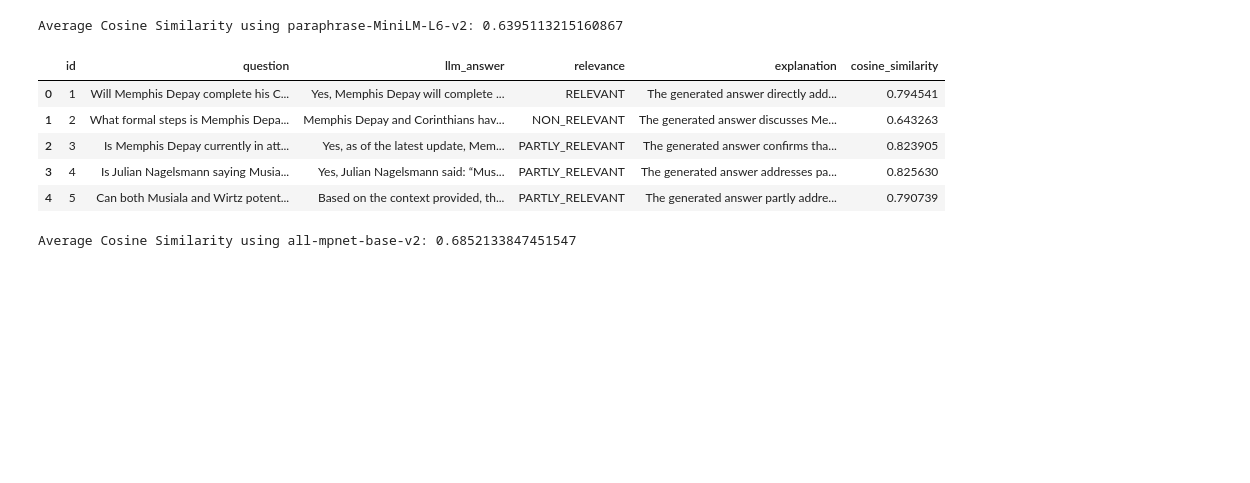
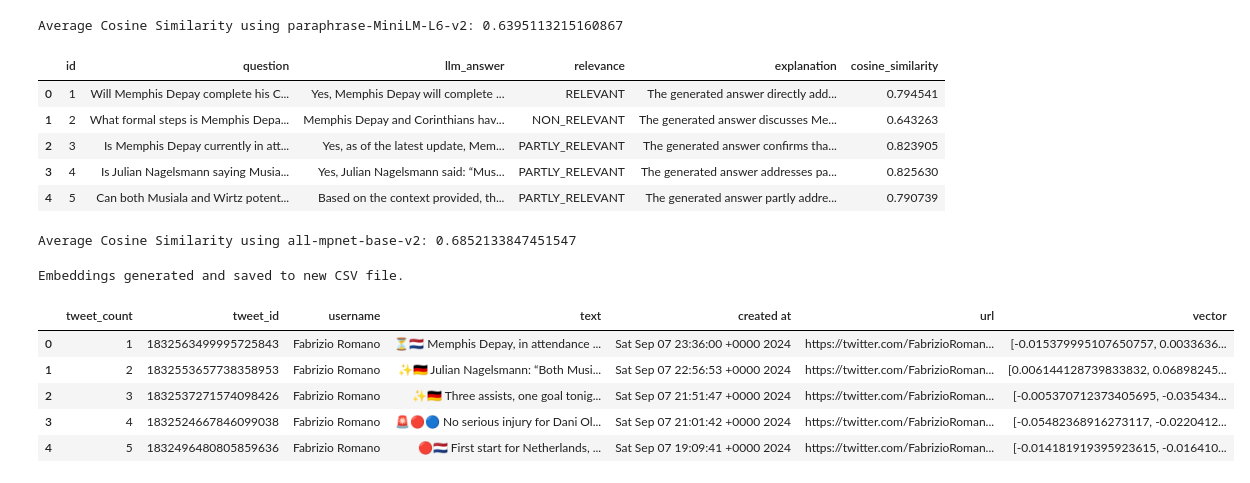
Before and after one commit to Ebukachuqz/fabrizo-ai-rag-app, a Jupyter notebook: notebooks/main.ipynb, the cells around one changed output. Saved outputs shown, nothing was run; the diff lists cells and outputs as text; code cells hidden in the pictures; blank space fills up the shorter version.

```diff
--- a/notebooks/main.ipynb
+++ b/notebooks/main.ipynb
@@ -609,3 +605,31 @@ average_similarity_model2 = calculate_average_cosine_similarity(model2_cosine)
 print(f"Average Cosine Similarity using all-mpnet-base-v2: {average_similarity_model2}")
 # %% [output]
 Average Cosine Similarity using all-mpnet-base-v2: 0.6852133847451547
+# %%
+import pandas as pd
+from langchain_huggingface import HuggingFaceEmbeddings
+
+# Load the CSV
+tweets_df = pd.read_csv("../data/fabrizioromano_tweets.csv")
+
+# Initialize the embedding model
+embedding_model = HuggingFaceEmbeddings(model_name="sentence-transformers/all-mpnet-base-v2")
+
+# Apply the embedding model to each row in the 'text' column
+# tweets_df['vector'] = tweets_df['text'].apply(lambda x: embedding_model.embed_query(x))
+
+# # Save the updated dataframe with embeddings to a new CSV file
+# tweets_df.to_csv("../data/fabrizioromano_tweets_with_vectors.csv", index=False)
+
+print("Embeddings generated and saved to new CSV file.")
+# %% [output]
+Embeddings generated and saved to new CSV file.
+# %%
+tweets_df.head()
+# %% [output]
+|  | tweet_count | tweet_id | username | text | created at | url | vector |
+| 0 | 1 | 1832563499995725843 | Fabrizio Romano | ⏳🇳🇱 Memphis Depay, in attendance ... | Sat Sep 07 23:36:00 +0000 2024 | https://twitter.com/FabrizioRoman... | [-0.015379995107650757, 0.0033636... |
+| 1 | 2 | 1832553657738358953 | Fabrizio Romano | ✨🇩🇪 Julian Nagelsmann: “Both Musi... | Sat Sep 07 22:56:53 +0000 2024 | https://twitter.com/FabrizioRoman... | [0.006144128739833832, 0.06898245... |
+| 2 | 3 | 1832537271574098426 | Fabrizio Romano | ✨🇩🇪 Three assists, one goal tonig... | Sat Sep 07 21:51:47 +0000 2024 | https://twitter.com/FabrizioRoman... | [-0.005370712373405695, -0.035434... |
+| 3 | 4 | 1832524667846099038 | Fabrizio Romano | 🚨🔴🔵 No serious injury for Dani Ol... | Sat Sep 07 21:01:42 +0000 2024 | https://twitter.com/FabrizioRoman... | [-0.05482368916273117, -0.0220412... |
+| 4 | 5 | 1832496480805859636 | Fabrizio Romano | 🔴🇳🇱 First start for Netherlands, ... | Sat Sep 07 19:09:41 +0000 2024 | https://twitter.com/FabrizioRoman... | [-0.014181919395923615, -0.016410... |
```
Also changed, not shown: parts of 3 cells of this notebook, 12 other files.
